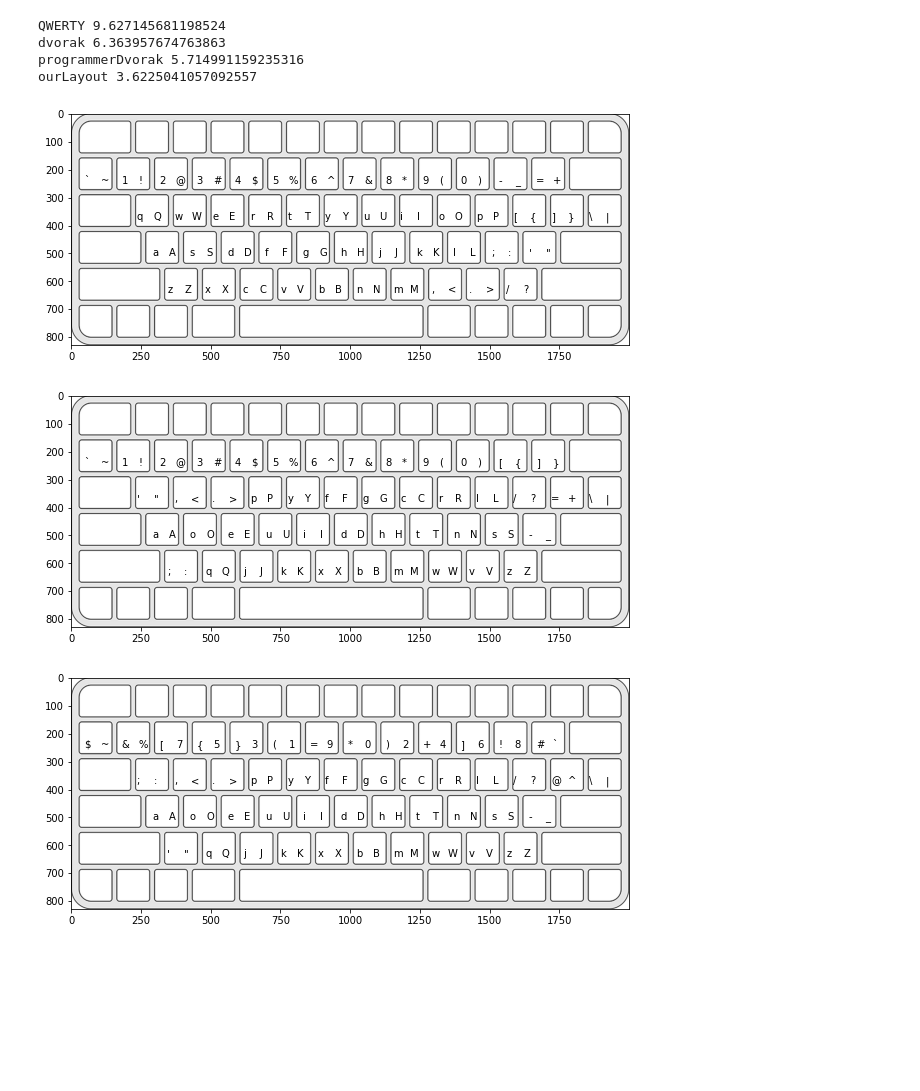
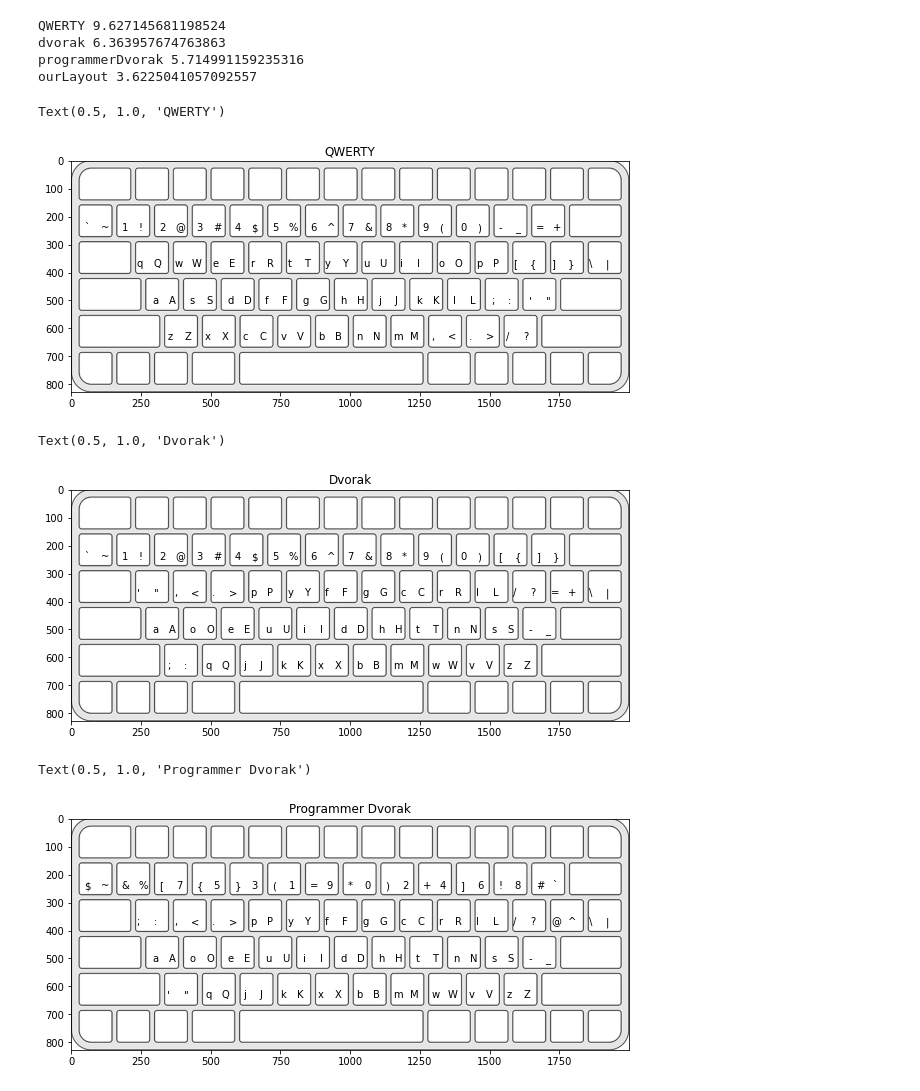
Before and after one commit to jmcsuite/Optimizacion_2, a Jupyter notebook: ProyectoFinal_KeyboardLayout/ObjectiveFunction.ipynb, the cells around one changed output. Cells and saved outputs as stored; diff of their text form; code cells hidden in the pictures; blank space fills up the shorter version.

```diff
--- a/ProyectoFinal_KeyboardLayout/ObjectiveFunction.ipynb
+++ b/ProyectoFinal_KeyboardLayout/ObjectiveFunction.ipynb
@@ -486,16 +488,22 @@ ourLayout 3.6225041057092557
 #our solution is better (in terms of the objective function) by a considerable margin
 # %%
 ImageLayout(qwertyLayout, double=True)
+plt.gca().set_title('QWERTY')
 # %% [output]
+Text(0.5, 1.0, 'QWERTY')
-[figure, old version]
+[figure, new version]
 # %%
 ImageLayout(dvorak, double=True)
+plt.gca().set_title('Dvorak')
 # %% [output]
+Text(0.5, 1.0, 'Dvorak')
-[figure, old version]
+[figure, new version]
 # %%
 ImageLayout(programmerDvorak, double=True)
+plt.gca().set_title('Programmer Dvorak')
 # %% [output]
+Text(0.5, 1.0, 'Programmer Dvorak')
-[figure, old version]
+[figure, new version]
 # %%
 count = np.array((charCountCSV.copy())[:-3])
 keys = np.array(list(allChars.keys())[:-3])
```
Also changed, not shown: parts of 10 cells of this notebook.
